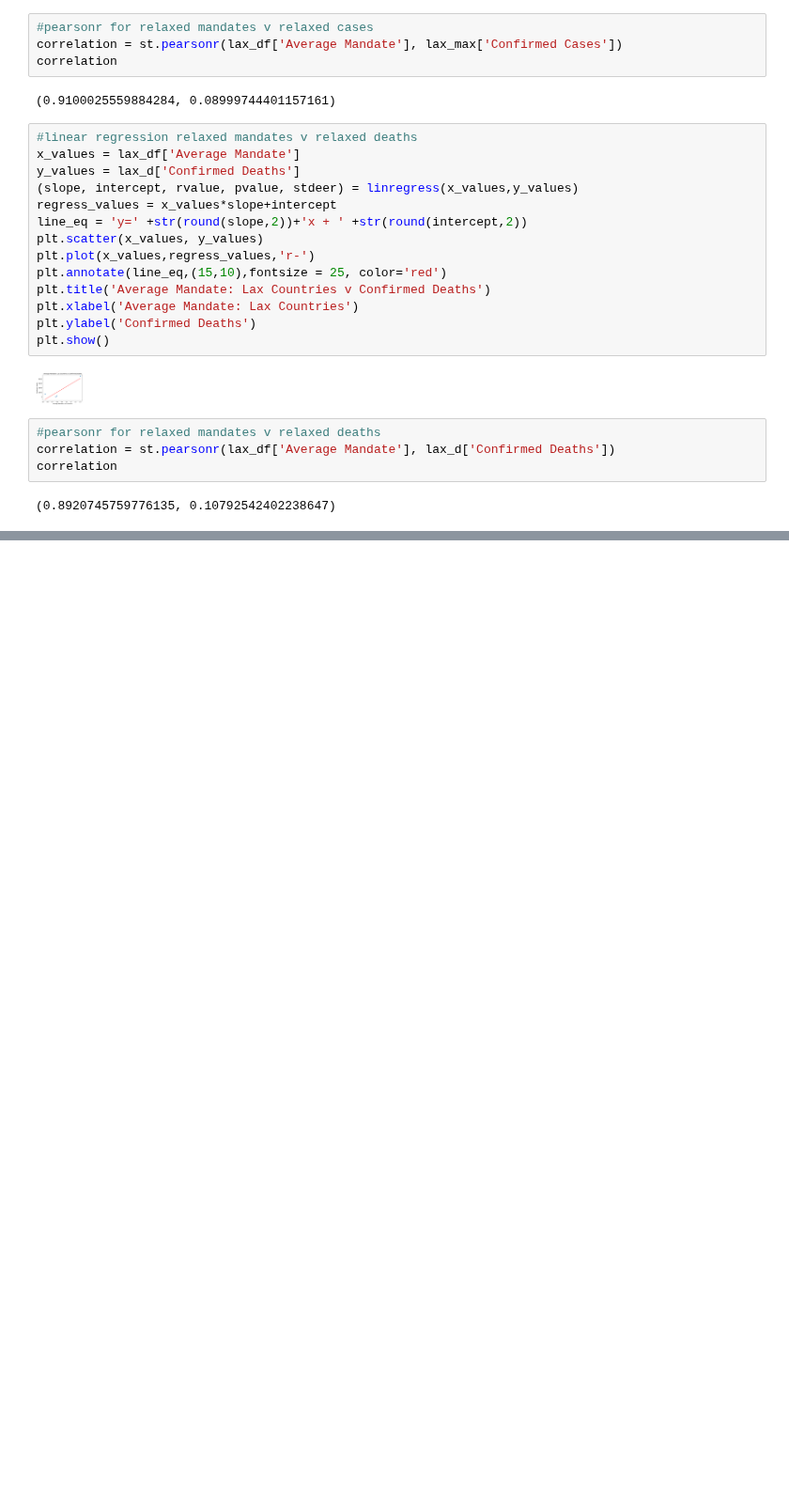
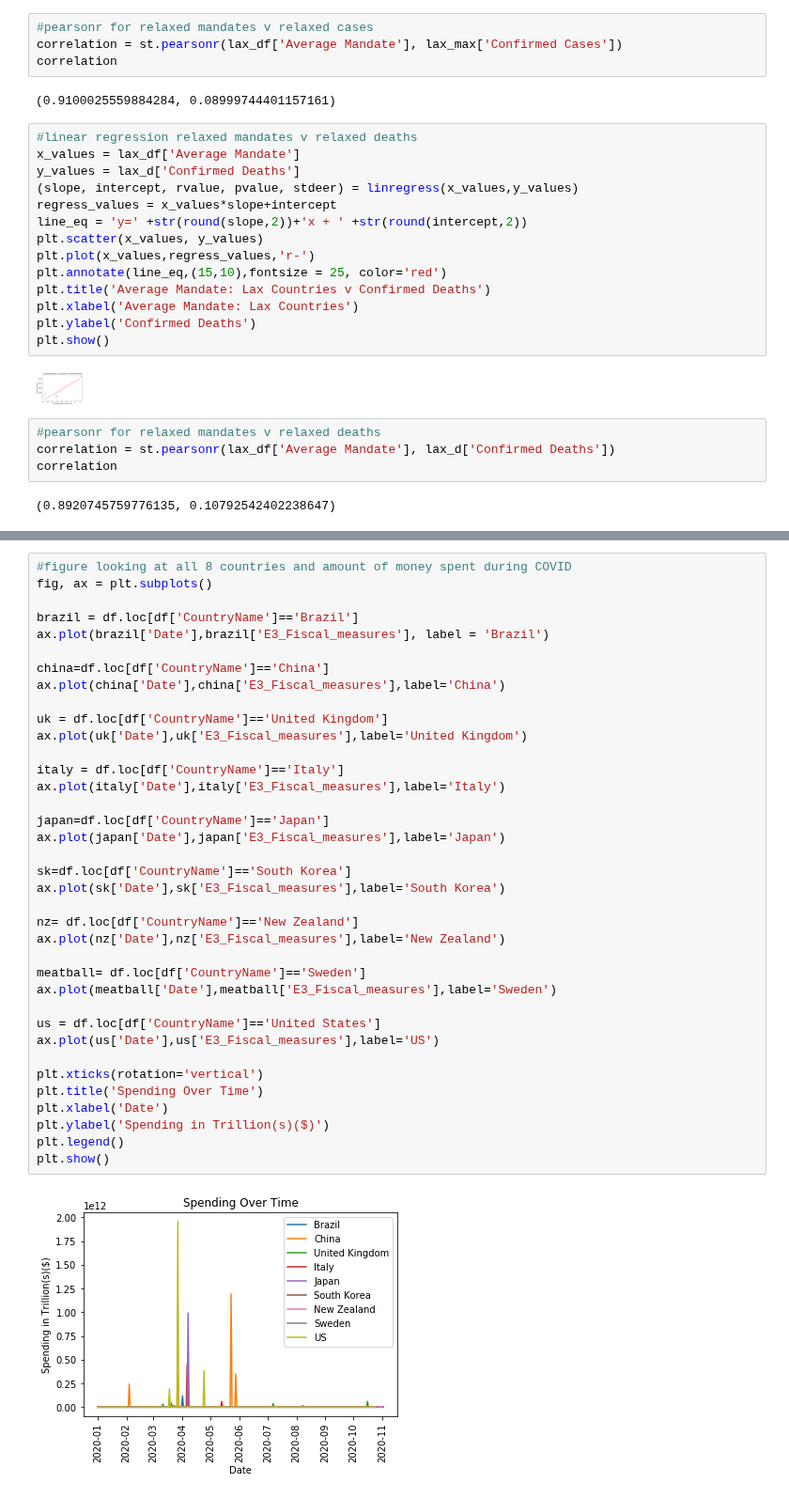
Before and after one commit to rejane-b/Project_1, a Jupyter notebook: Rankings.ipynb, the cells around one changed output, grey strips where cells are left out. Shown at 94% size. Cells and saved outputs as stored; diff of their text form; blank space fills up the shorter version.

```diff
--- a/Rankings.ipynb
+++ b/Rankings.ipynb
@@ -601,0 +706,39 @@ correlation
+# %%
+#figure looking at all 8 countries and amount of money spent during COVID
+fig, ax = plt.subplots()
+
+brazil = df.loc[df['CountryName']=='Brazil']
+ax.plot(brazil['Date'],brazil['E3_Fiscal_measures'], label = 'Brazil')
+
+china=df.loc[df['CountryName']=='China']
+ax.plot(china['Date'],china['E3_Fiscal_measures'],label='China')
+
+uk = df.loc[df['CountryName']=='United Kingdom']
+ax.plot(uk['Date'],uk['E3_Fiscal_measures'],label='United Kingdom')
+
+italy = df.loc[df['CountryName']=='Italy']
+ax.plot(italy['Date'],italy['E3_Fiscal_measures'],label='Italy')
+
+japan=df.loc[df['CountryName']=='Japan']
+ax.plot(japan['Date'],japan['E3_Fiscal_measures'],label='Japan')
+
+sk=df.loc[df['CountryName']=='South Korea']
+ax.plot(sk['Date'],sk['E3_Fiscal_measures'],label='South Korea')
+
+nz= df.loc[df['CountryName']=='New Zealand']
+ax.plot(nz['Date'],nz['E3_Fiscal_measures'],label='New Zealand')
+
+meatball= df.loc[df['CountryName']=='Sweden']
+ax.plot(meatball['Date'],meatball['E3_Fiscal_measures'],label='Sweden')
+
+us = df.loc[df['CountryName']=='United States']
+ax.plot(us['Date'],us['E3_Fiscal_measures'],label='US')
+
+plt.xticks(rotation='vertical')
+plt.title('Spending Over Time')
+plt.xlabel('Date')
+plt.ylabel('Spending in Trillion(s)($)')
+plt.legend()
+plt.show()
+# %% [output]
+[figure, added]
```
Also changed, not shown: parts of 20 cells of this notebook, 1 other file.
